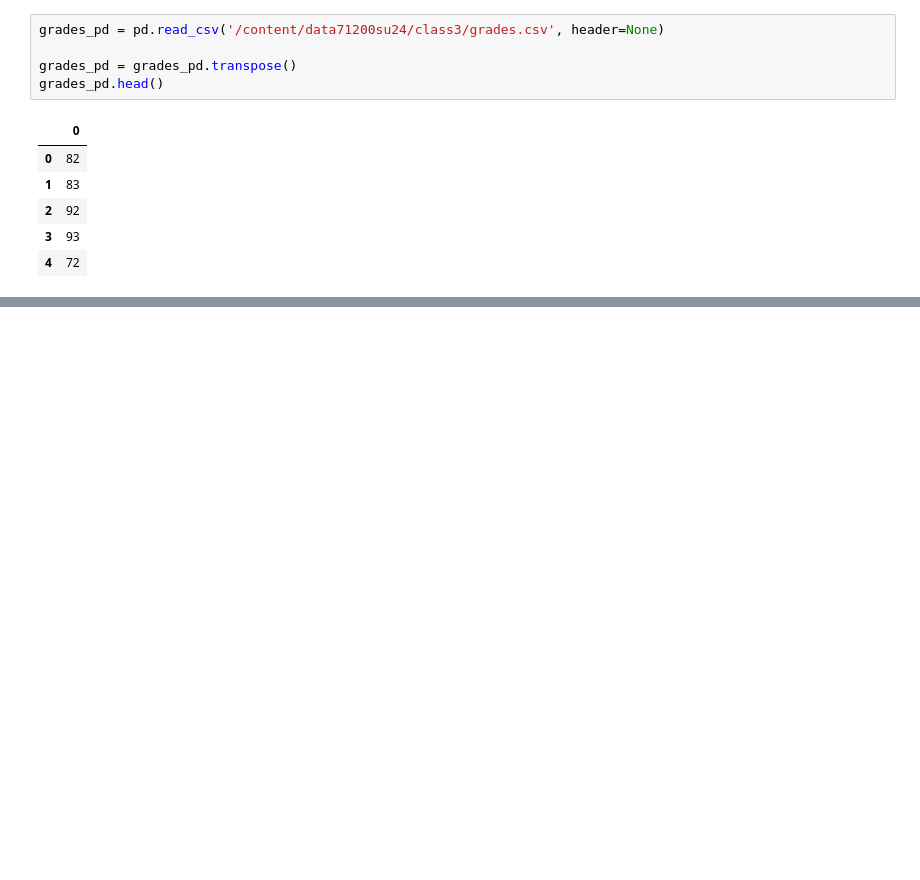
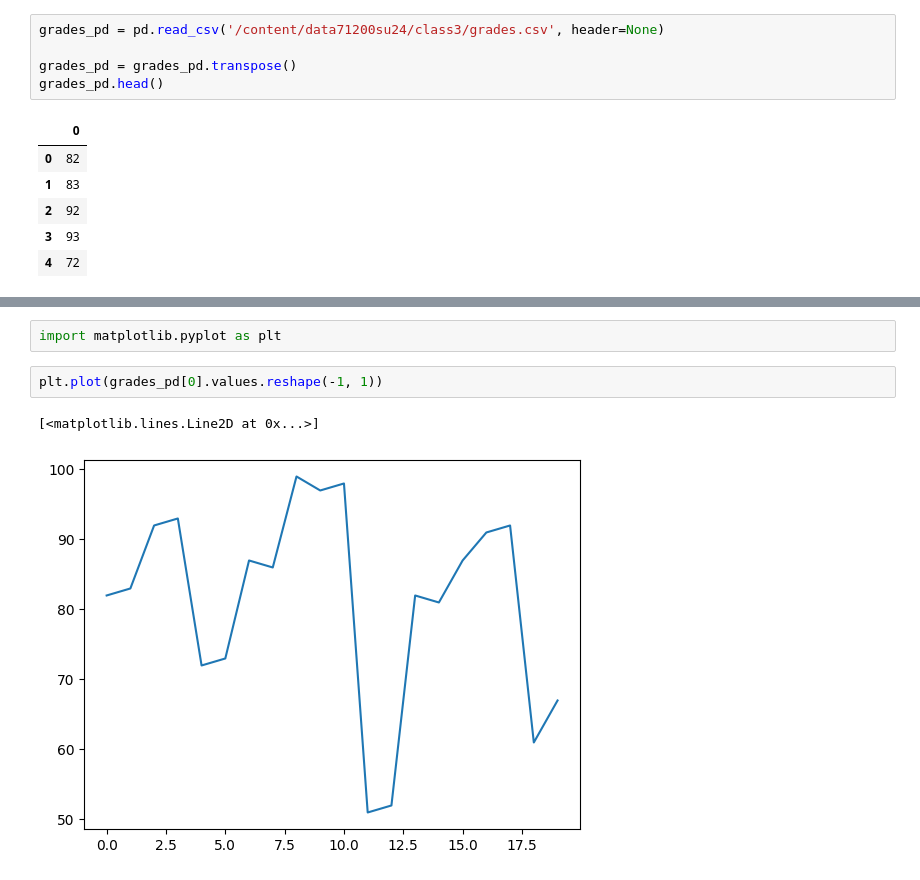
Before and after one commit to jcdevaney/data71200su24, a Jupyter notebook: class3/data71200class3.ipynb, the cells around one changed output, grey strips where cells are left out. Saved outputs shown, nothing was run; the diff lists cells and outputs as text; blank space fills up the shorter version.

```diff
--- a/class3/data71200class3.ipynb
+++ b/class3/data71200class3.ipynb
@@ -112,0 +107,7 @@ bin edges:
+# %%
+import matplotlib.pyplot as plt
+# %%
+plt.plot(grades_pd[0].values.reshape(-1, 1))
+# %% [output]
+[<matplotlib.lines.Line2D at 0x...>]
+[figure, added]
```
Also changed, not shown: parts of 5 cells of this notebook.
